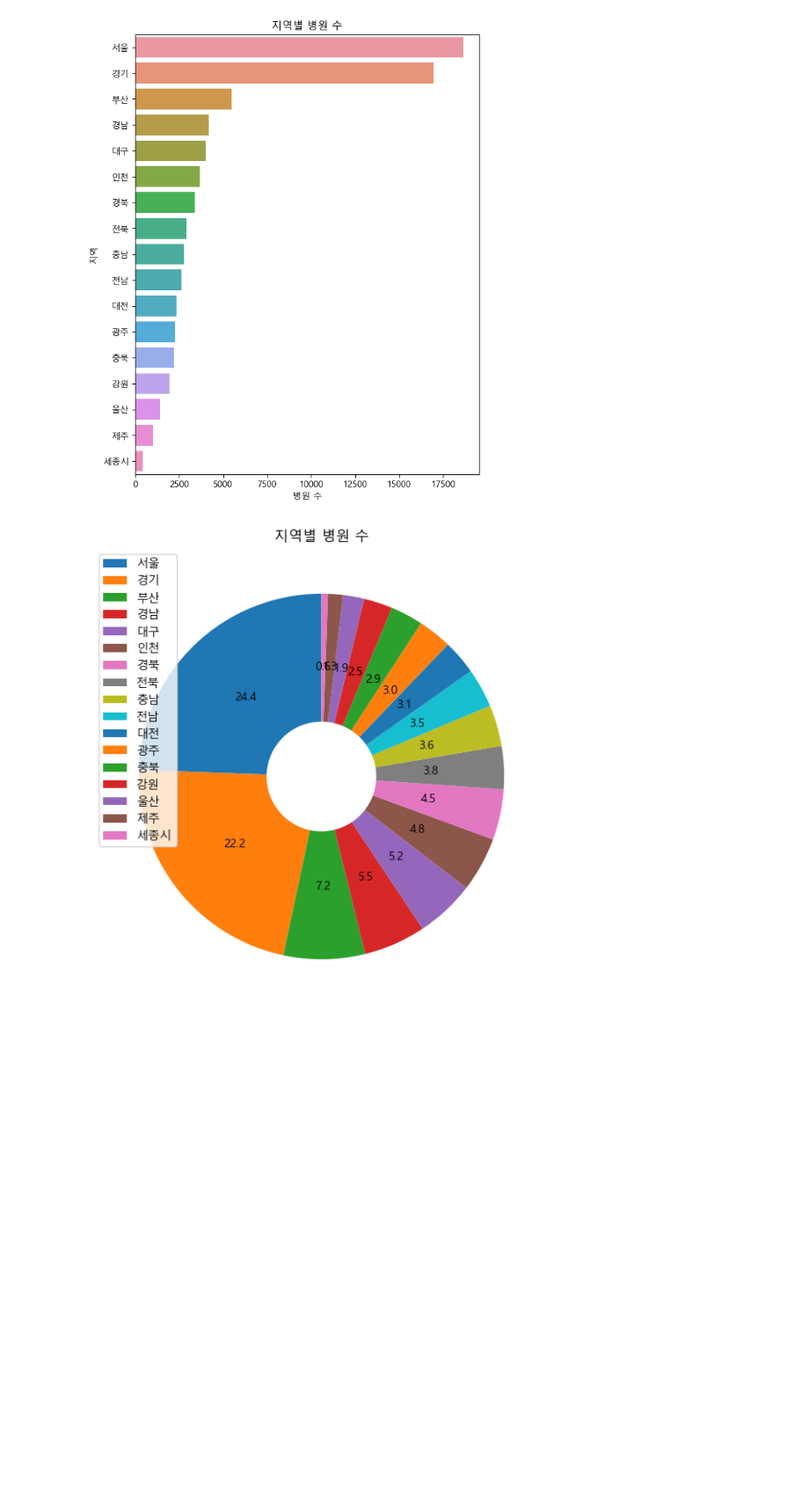
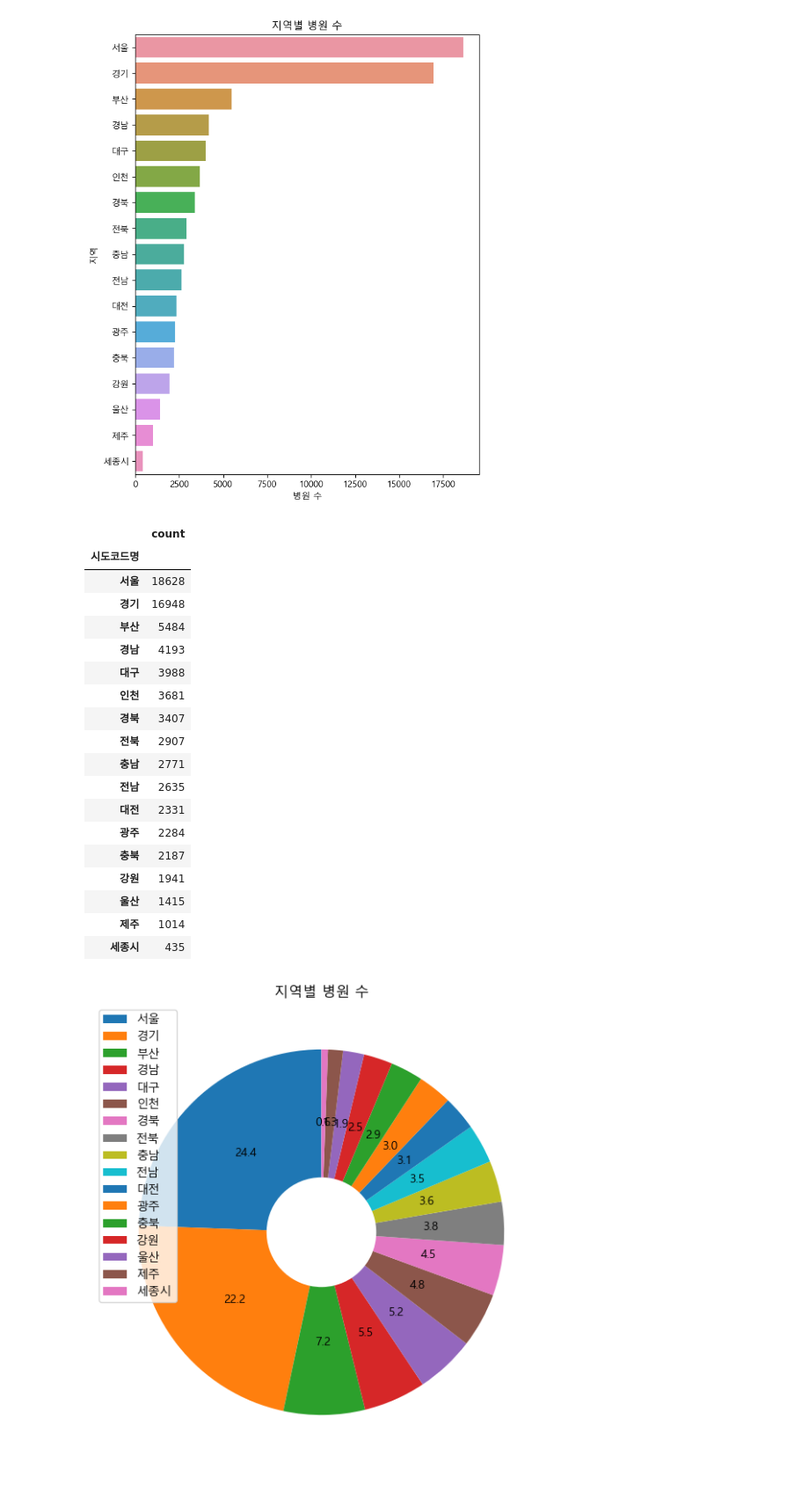
Before and after one commit to qooqookeke/car_greenhouse_gas, a Jupyter notebook: hospital.ipynb, the cells around one changed output. Shown at 88% size. Saved outputs shown, nothing was run; the diff lists cells and outputs as text; code cells hidden in the pictures; blank space fills up the shorter version.

```diff
--- a/hospital.ipynb
+++ b/hospital.ipynb
@@ -58,6 +58,28 @@ plt.show()
 # 시도코드명별 비율을 파이차트로 나타내라
 # %%
 location1 = df['시도코드명'].value_counts()
+# %%
+location1.to_frame()
+# %% [output]
+|  | count |
+| 시도코드명 |  |
+| 서울 | 18628 |
+| 경기 | 16948 |
+| 부산 | 5484 |
+| 경남 | 4193 |
+| 대구 | 3988 |
+| 인천 | 3681 |
+| 경북 | 3407 |
+| 전북 | 2907 |
+| 충남 | 2771 |
+| 전남 | 2635 |
+| 대전 | 2331 |
+| 광주 | 2284 |
+| 충북 | 2187 |
+| 강원 | 1941 |
+| 울산 | 1415 |
+| 제주 | 1014 |
+| 세종시 | 435 |
 # %%
 plt.figure(figsize=(7,7))
 plt.pie(location1, autopct='%.1f', startangle=90, wedgeprops={'width':0.7})
```
Also changed, not shown: 1 other file.
